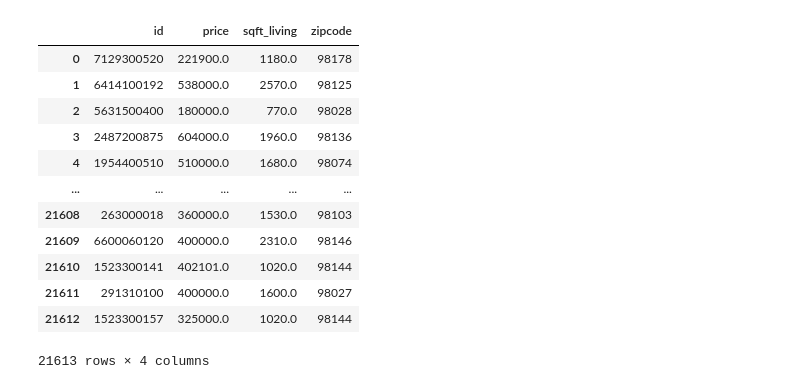
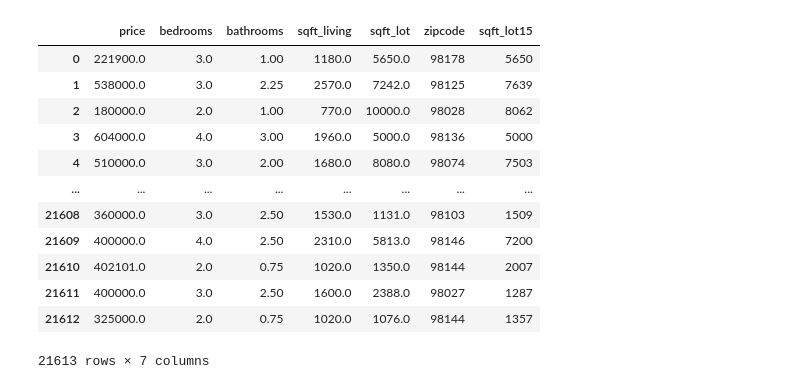
Before and after one commit to giantmagellan/WashStateHousingSales, a Jupyter notebook: JupyterNB/House_Sales_KH.ipynb, the cells around one changed output. Saved outputs shown, nothing was run; the diff lists cells and outputs as text; code cells hidden in the pictures.

```diff
--- a/JupyterNB/House_Sales_KH.ipynb
+++ b/JupyterNB/House_Sales_KH.ipynb
@@ -18 +90,4 @@ Index(['id', 'date', 'price', 'bedrooms', 'bathrooms', 'sqft_living',
+# %%
+sqft_living_total = house_sales['sqft_above'] + house_sales['sqft_basement']
+house_sales['sqft_living'] = house_sales['sqft_living'].fillna(sqft_living_total, axis=0)
 # %%
@@ -34,17 +133,17 @@ house_sales
 # %%
-sub_house_sales = house_sales.loc[:,['id','price','sqft_living','zipcode']]
-sub_house_sales
+sub_sqft_lot = house_sales.loc[:, ['price', 'bedrooms', 'bathrooms', 'sqft_living', 'sqft_lot', 'zipcode', 'sqft_lot15']]
+sub_sqft_lot
 # %% [output]
-|  | id | price | sqft_living | zipcode |
-| 0 | 7129300520 | 221900.0 | 1180.0 | 98178 |
-| 1 | 6414100192 | 538000.0 | 2570.0 | 98125 |
-| 2 | 5631500400 | 180000.0 | 770.0 | 98028 |
-| 3 | 2487200875 | 604000.0 | 1960.0 | 98136 |
-| 4 | 1954400510 | 510000.0 | 1680.0 | 98074 |
-| ... | ... | ... | ... | ... |
-| 21608 | 263000018 | 360000.0 | 1530.0 | 98103 |
-| 21609 | 6600060120 | 400000.0 | 2310.0 | 98146 |
-| 21610 | 1523300141 | 402101.0 | 1020.0 | 98144 |
-| 21611 | 291310100 | 400000.0 | 1600.0 | 98027 |
-| 21612 | 1523300157 | 325000.0 | 1020.0 | 98144 |
+|  | price | bedrooms | bathrooms | sqft_living | sqft_lot | zipcode | sqft_lot15 |
+| 0 | 221900.0 | 3.0 | 1.00 | 1180.0 | 5650.0 | 98178 | 5650 |
+| 1 | 538000.0 | 3.0 | 2.25 | 2570.0 | 7242.0 | 98125 | 7639 |
+| 2 | 180000.0 | 2.0 | 1.00 | 770.0 | 10000.0 | 98028 | 8062 |
+| 3 | 604000.0 | 4.0 | 3.00 | 1960.0 | 5000.0 | 98136 | 5000 |
+| 4 | 510000.0 | 3.0 | 2.00 | 1680.0 | 8080.0 | 98074 | 7503 |
+| ... | ... | ... | ... | ... | ... | ... | ... |
+| 21608 | 360000.0 | 3.0 | 2.50 | 1530.0 | 1131.0 | 98103 | 1509 |
+| 21609 | 400000.0 | 4.0 | 2.50 | 2310.0 | 5813.0 | 98146 | 7200 |
+| 21610 | 402101.0 | 2.0 | 0.75 | 1020.0 | 1350.0 | 98144 | 2007 |
+| 21611 | 400000.0 | 3.0 | 2.50 | 1600.0 | 2388.0 | 98027 | 1287 |
+| 21612 | 325000.0 | 2.0 | 0.75 | 1020.0 | 1076.0 | 98144 | 1357 |
-21613 rows × 4 columns
+21613 rows × 7 columns
```
Also changed, not shown: parts of 17 cells of this notebook.
